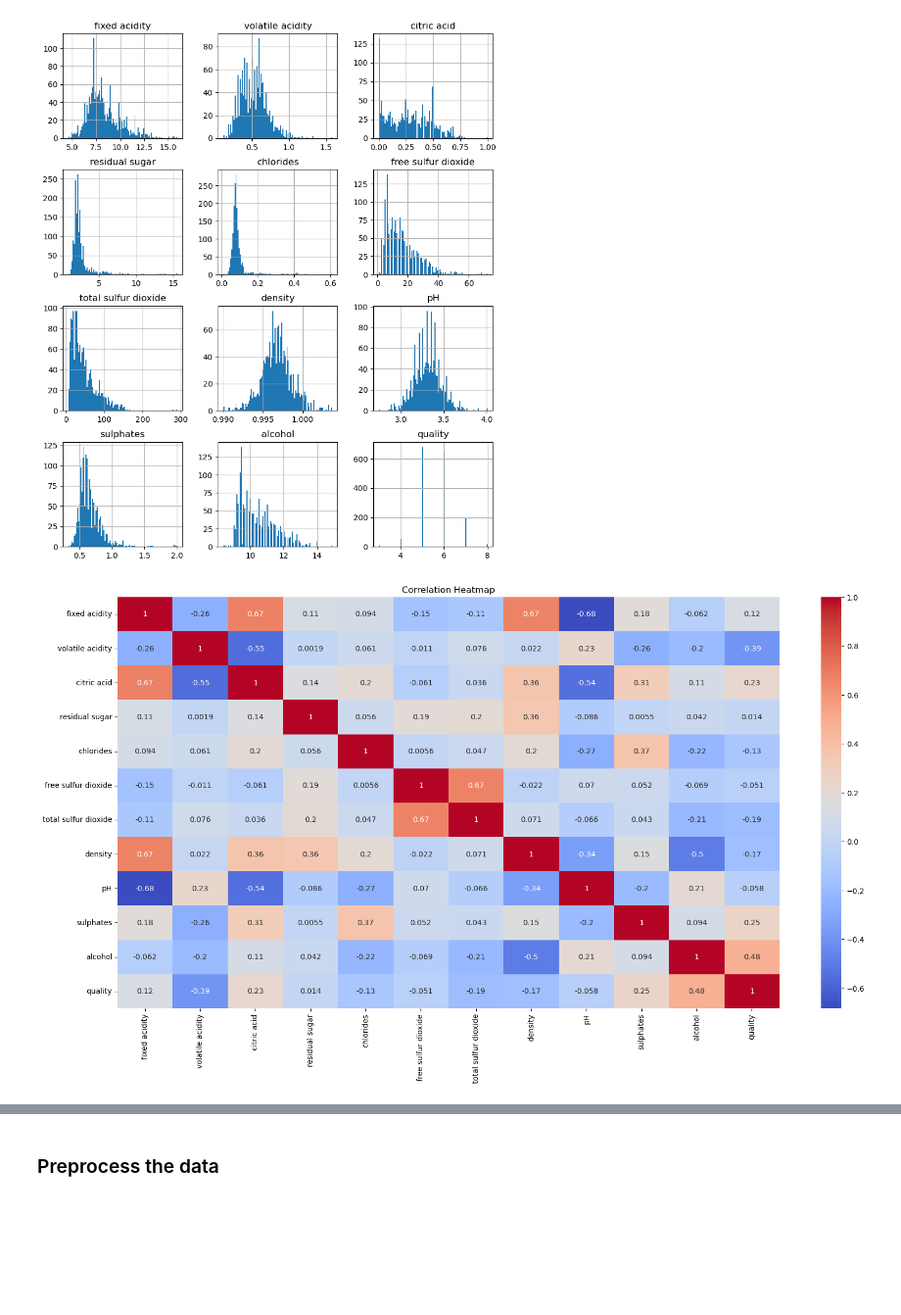
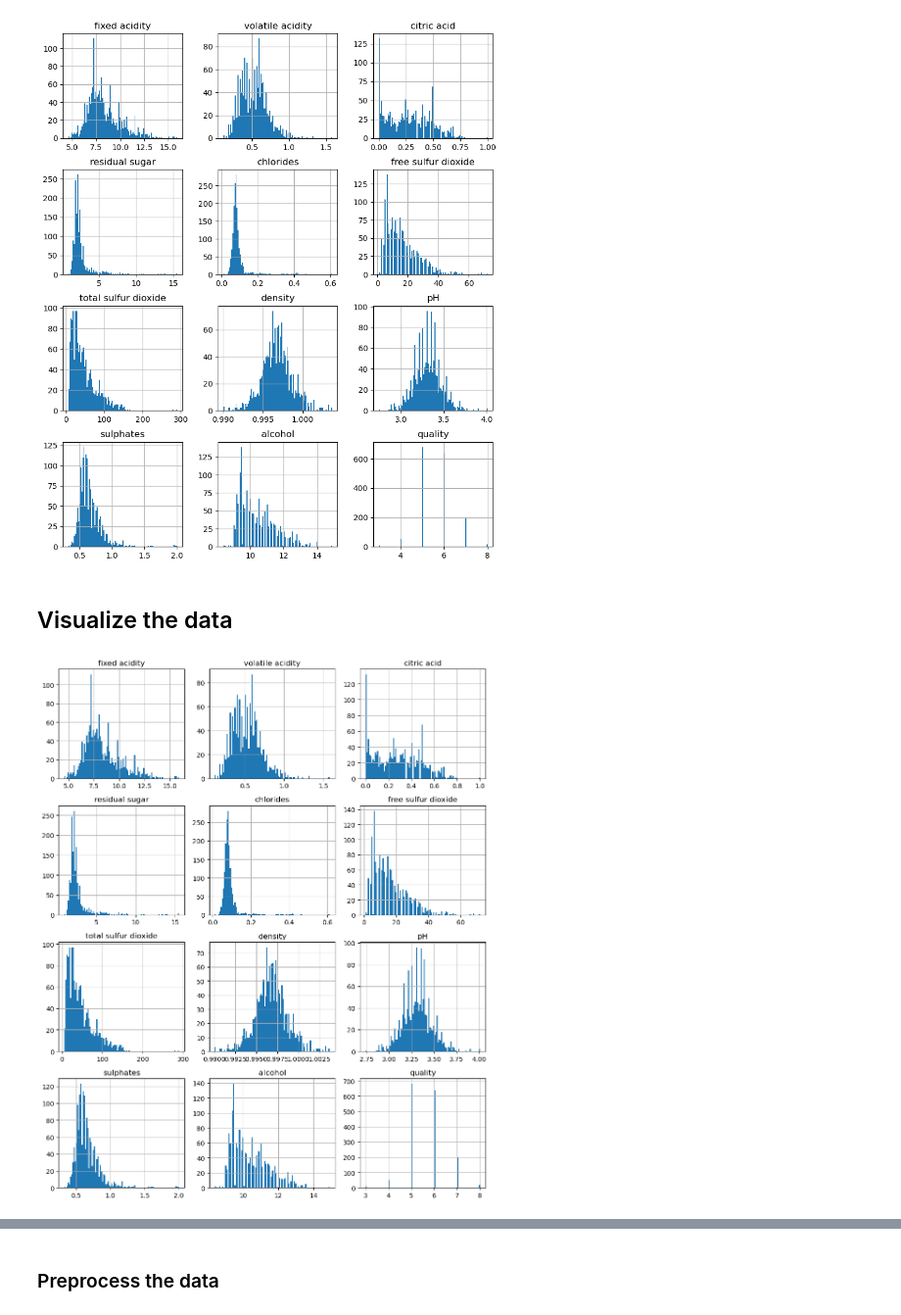
Before and after one commit to PisethChuon/Red-Wine-Quality-Prediction, a Jupyter notebook: notebooks/red_wine_prediction.ipynb, the cells around one changed output, grey strips where cells are left out. Shown: that part at 98% size. Cells and saved outputs as stored; diff of their text form; code cells hidden in the pictures; blank space fills up the shorter version.

```diff
--- a/notebooks/red_wine_prediction.ipynb
+++ b/notebooks/red_wine_prediction.ipynb
@@ -101,12 +100,13 @@ df.hist(bins=100, figsize=(10,12))
 plt.show()
 # %% [output]
 [figure]
+# %% [markdown]
+## Visualize the data
 # %%
-# 📊 STEP 4: Visualize the data
-plt.figure(figsize=(20, 10))
-sns.heatmap(df.corr(), annot=True, cmap="coolwarm")
-plt.title("Correlation Heatmap")
+# Histograms
+df.hist(bins=100, figsize=(10, 12))
+plt.tight_layout()
 plt.show()
 # %% [output]
-[figure, old version]
+[figure, new version]
 # %%
```
Also changed, not shown: parts of 25 cells of this notebook, 2 other files.
